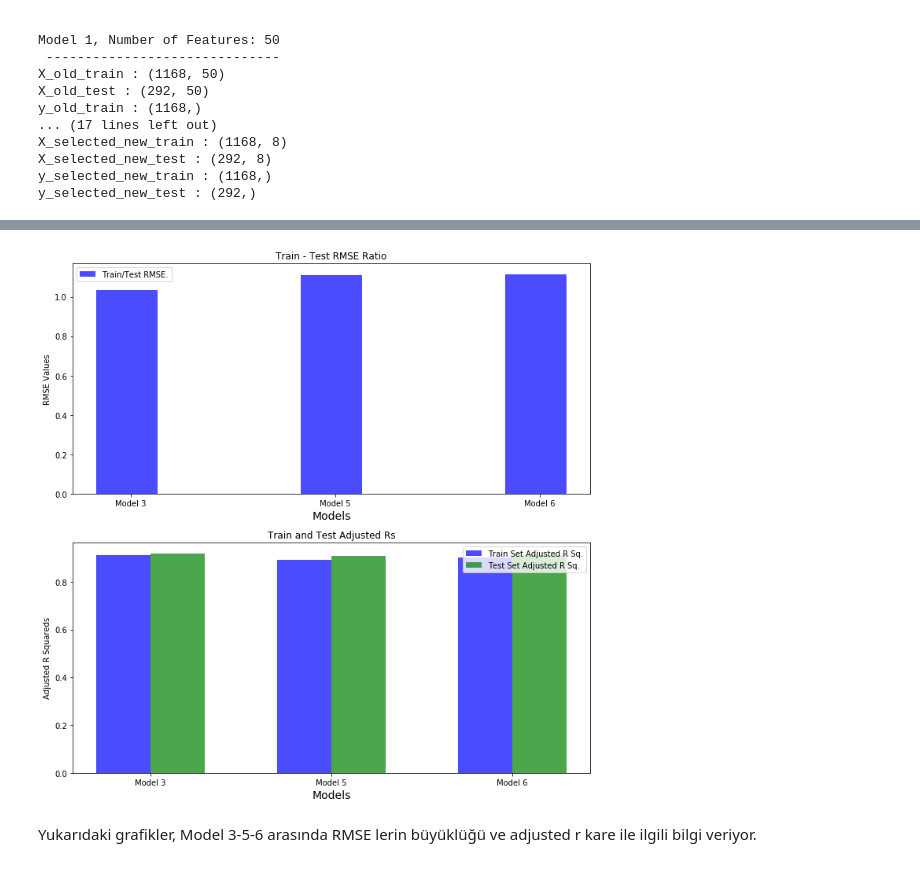
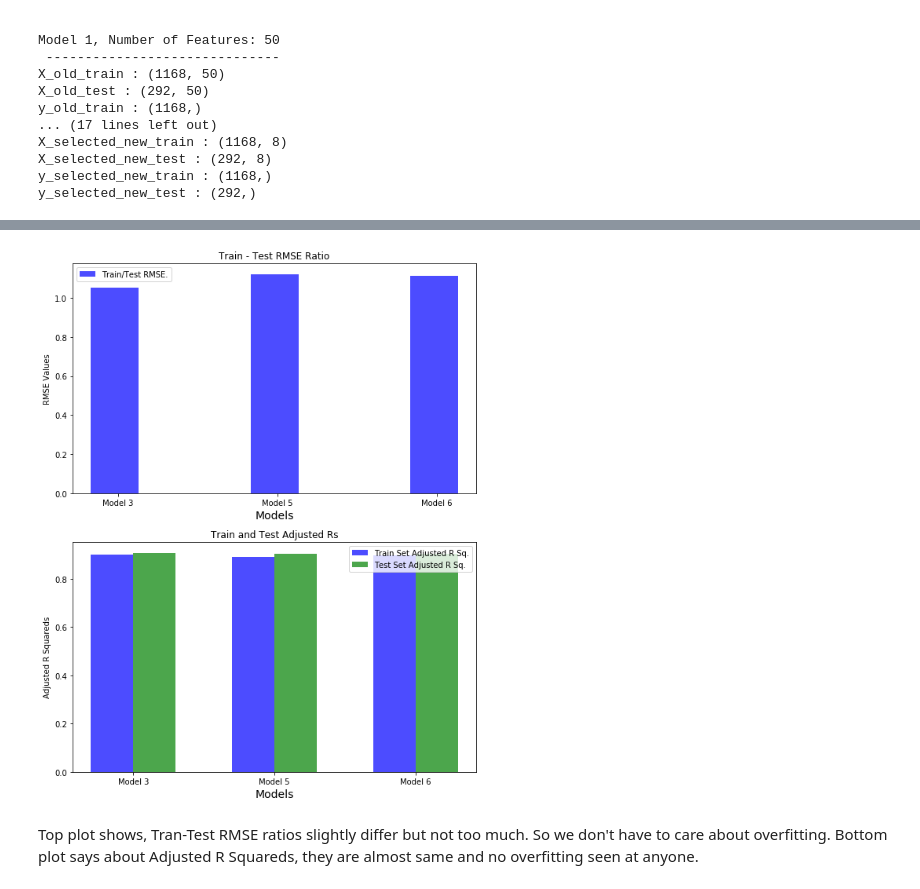
Before and after one commit to omerfkarabey/Data-Science-Projects, a Jupyter notebook: house_pricing_regression.ipynb, the cells around one changed output, grey strips where cells are left out. Cells and saved outputs as stored; diff of their text form; code cells hidden in the pictures.

```diff
--- a/house_pricing_regression.ipynb
+++ b/house_pricing_regression.ipynb
@@ -2543,3 +1833,10 @@ y_selected_test_log = np.log1p(y_test)
+# %%
+# model 3 feature set, target variable (sale price) is log transformed
+
+X_selected_train_log = X_train[selected_vars_new]
+X_selected_test_log = X_test[selected_vars_new]
+y_selected_train_log = np.log1p(y_train)
+y_selected_test_log = np.log1p(y_test)
 # %%
 # Linear regression X_selected set
 
@@ -2551,13 +1848,3 @@ X_selected_test_log = sm.add_constant(X_selected_test_log)
 y_preds_selected_test_log = results_selected_log.predict(X_selected_test_log)
 
 results_selected_test_log = sm.OLS(y_selected_test_log, X_selected_test_log).fit() # test r
-
-
-X_selected_train_one = sm.add_constant(X_selected_train)
-results_selected_one = sm.OLS(np.log1p(y_one_train) , X_selected_train_one).fit()
-y_preds_selected_train_one = results_selected_one.predict(X_selected_train_one)
-
-X_selected_test_one = sm.add_constant(X_selected_test)
-y_preds_selected_test_one = results_selected_one.predict(X_selected_test)
-
-results_selected_test_one = sm.OLS(np.log1p(y_one_test), X_selected_test_one).fit()
@@ -2569,14 +1894,17 @@ X_one_train, X_one_test, y_one_train, y_one_test = train_test_split(train_1.drop
                                                                    train_1.SalePrice,
                                                                    test_size = 0.2,
                                                                    random_state = 123)
+# %%
+X_one_train = X_train[selected_vars_new]
+X_one_test = X_test[selected_vars_new]
 # %%
 # Linear regression X_selected set
 
-X_selected_train_one = sm.add_constant(X_selected_train)
+X_selected_train_one = sm.add_constant(X_one_train)
 results_selected_one = sm.OLS(np.log1p(y_one_train) , X_selected_train_one).fit()
 y_preds_selected_train_one = results_selected_one.predict(X_selected_train_one)
 
-X_selected_test_one = sm.add_constant(X_selected_test)
-y_preds_selected_test_one = results_selected_one.predict(X_selected_test)
+X_selected_test_one = sm.add_constant(X_one_test)
+y_preds_selected_test_one = results_selected_one.predict(X_selected_test_one)
 
 results_selected_test_one = sm.OLS(np.log1p(y_one_test), X_selected_test_one).fit()
@@ -2602,7 +1967,7 @@ index = np.arange(n_groups)
 bar_width = 0.3
 opacity = 0.7
 
-plt.figure(figsize = (10,10))
+plt.figure(figsize = (8,10))
 plt.subplot(2,1,1)
 
 
@@ -2611,41 +1976,37 @@ alpha=opacity,
 color='b',
 label='Train/Test RMSE.')
 
-# rects2 = plt.bar(index + bar_width, mod_rmse_test, bar_width,
-# alpha=opacity,
-# color='g',
-# label='Test Set RMSE.')
 
 plt.xlabel('Models', size = 14)
 plt.ylabel('RMSE Values')
 plt.title('Train - Test RMSE Ratio')
 plt.xticks(index + bar_width/16, ('Model 3', 'Model 5', 'Model 6'))
 plt.legend()
 
 plt.subplot(2,1,2)
 rects1 = plt.bar(index, mod_adj_train, bar_width,
 alpha=opacity,
 color='b',
 label='Train Set Adjusted R Sq.')
 
 rects2 = plt.bar(index + bar_width, mod_adj_test, bar_width,
 alpha=opacity,
 color='g',
 label='Test Set Adjusted R Sq.')
 
 plt.xlabel('Models',size = 14)
 plt.ylabel('Adjusted R Squareds')
 plt.title('Train and Test Adjusted Rs')
 plt.xticks(index + bar_width/2, ('Model 3', 'Model 5', 'Model 6'))
 plt.legend()
 plt.subplots_adjust(hspace = 0.4)
 
 plt.tight_layout()
 plt.show()
 # %% [output]
-[figure, old version]
+[figure, new version]
-# %% [markdown]
-Yukarıdaki grafikler, Model 3-5-6 arasında RMSE lerin büyüklüğü ve adjusted r kare ile ilgili bilgi veriyor.
+# %% [markdown]
+Top plot shows, Tran-Test RMSE ratios slightly differ but not too much. So we don't have to care about overfitting. Bottom plot says about Adjusted R Squareds, they are almost same and no overfitting seen at anyone.
 # %%
 plt.figure(figsize = (19,34))
 
```
Also changed, not shown: parts of 364 cells of this notebook.
